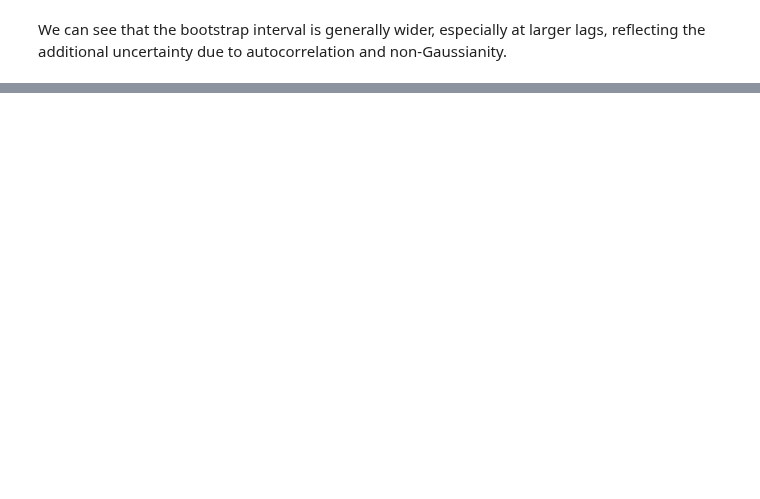
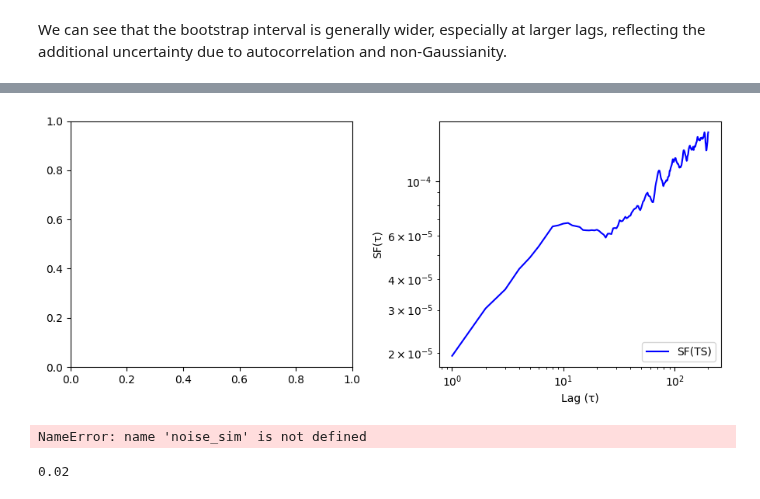
Before and after one commit to daniel-wrench/sf_gap_analysis, a Jupyter notebook: notebooks/sf_uncertainty_demo.ipynb, the cells around one changed output, grey strips where cells are left out. Cells and saved outputs as stored; diff of their text form; code cells hidden in the pictures; blank space fills up the shorter version.

```diff
--- a/notebooks/sf_uncertainty_demo.ipynb
+++ b/notebooks/sf_uncertainty_demo.ipynb
@@ -319,0 +381,35 @@ Text(0, 0.5, '$B_T$ (nT)')
+# %%
+max_lag = 200
+
+sf_orig = sf_funcs.compute_sf(
+    pd.DataFrame(ts_v1), np.arange(1, max_lag + 1), [2], False, False, None
+)
+
+fig, ax = plt.subplots(1, 2, figsize=(9, 4))
+
+ax[1].plot(sf_orig.lag, sf_orig.sf_2, label="SF(TS)", color="blue")
+#ax[1].plot(lags, sf_boot[0], color="grey", alpha=0.8, label="SF(TS + $\mathbf{\epsilon}_i$)")
+# ax[1].plot(
+#     sf_orig.lag,
+#     sf_orig.sf_2 - 2 * sigma_eps,
+#     label="SF - 2$\mathbf{\sigma}_{\mathbf{\epsilon}}$",
+#     color="purple",
+#     linestyle="--",
+# )
+ax[1].set_xlabel("Lag (τ)")
+ax[1].set_ylabel("SF(τ)")
+ax[1].set_xscale("log")
+ax[1].set_yscale("log")
+ax[1].legend(loc="lower right")
+fig.tight_layout()
+plt.show()
+# %% [output]
+[figure, added]
+# %%
+np.std(noise_sim)
+# %% [output]
+NameError: name 'noise_sim' is not defined
+# %%
+sigma_eps
+# %% [output]
+0.02
```
Also changed, not shown: parts of 27 cells of this notebook.
